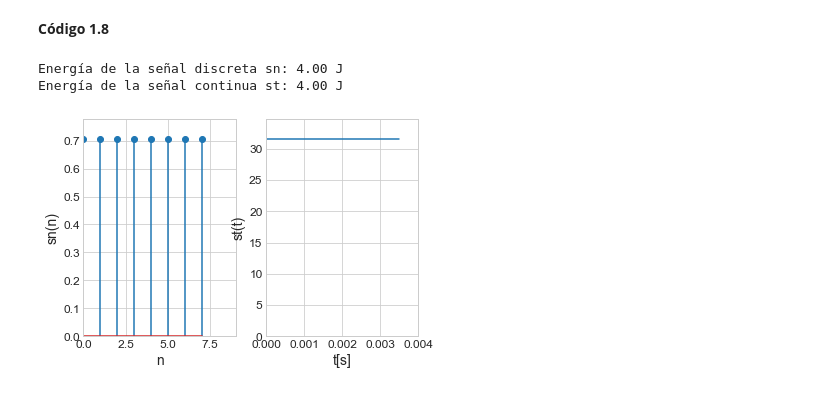
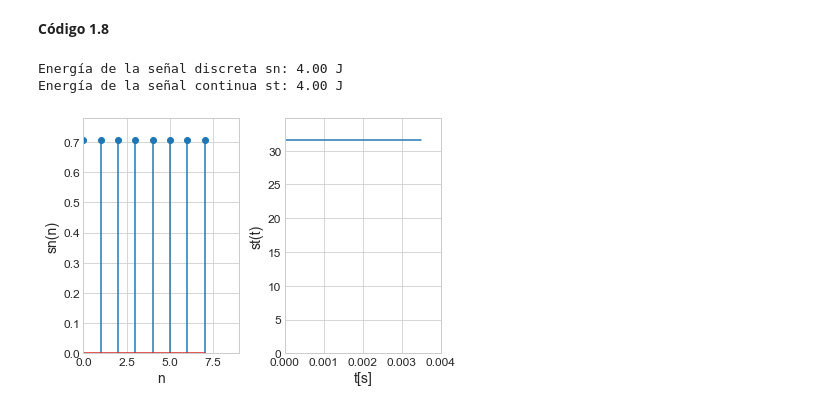
Before and after one commit to gapsc-us/labcomdig, a Jupyter notebook: Tema1.Intro2Python.ipynb, the cells around one changed output. Cells and saved outputs as stored; diff of their text form; code cells hidden in the pictures.

```diff
--- a/Tema1.Intro2Python.ipynb
+++ b/Tema1.Intro2Python.ipynb
@@ -1769,31 +1770,32 @@ Tm = T/L
 
 # Señal discreta de energía E
 sn = np.ones(L)
 En = sn@sn   #Energía del pulso sin normalizar
 sn = np.sqrt(E/En)*sn
 
 # Energía de la señal discreta
 msg = 'Energía de la señal discreta sn: %.2f J'%(sn@sn)
 print (msg)
 
 # Definición de la señal continua
 st = np.sqrt(1/Tm)*sn
 
 # Energía de la señal continua
 msg = 'Energía de la señal continua st: %.2f J'%(st@st*Tm)
 print (msg)
 
 # Representación de las dos señales
 plt.figure(1)
 plt.subplot(1,2,1), plt.stem(sn, use_line_collection=True)
 plt.xlabel('n'), plt.ylabel('sn(n)')
 plt.axis([0,L+1, 0, max(sn)*1.1])
 t = np.arange(0,T,Tm)
 plt.subplot(1,2,2), plt.plot(t,st)
 plt.xlabel('t[s]'), plt.ylabel('st(t)')
 plt.axis([0, T, 0, max(st)*1.1])
+plt.tight_layout()
 plt.show()
 # %% [output]
 Energía de la señal discreta sn: 4.00 J
 Energía de la señal continua st: 4.00 J
-[figure, old version]
+[figure, new version]
```
Also changed, not shown: parts of 10 cells of this notebook, 2 other files.
